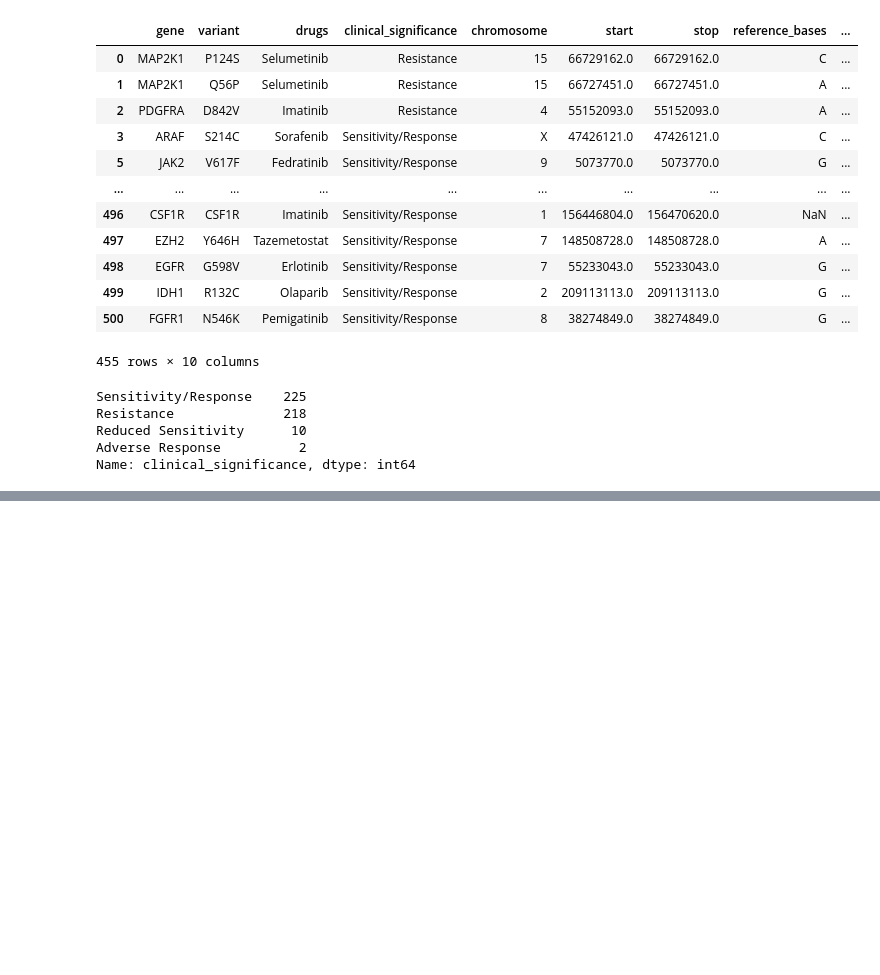
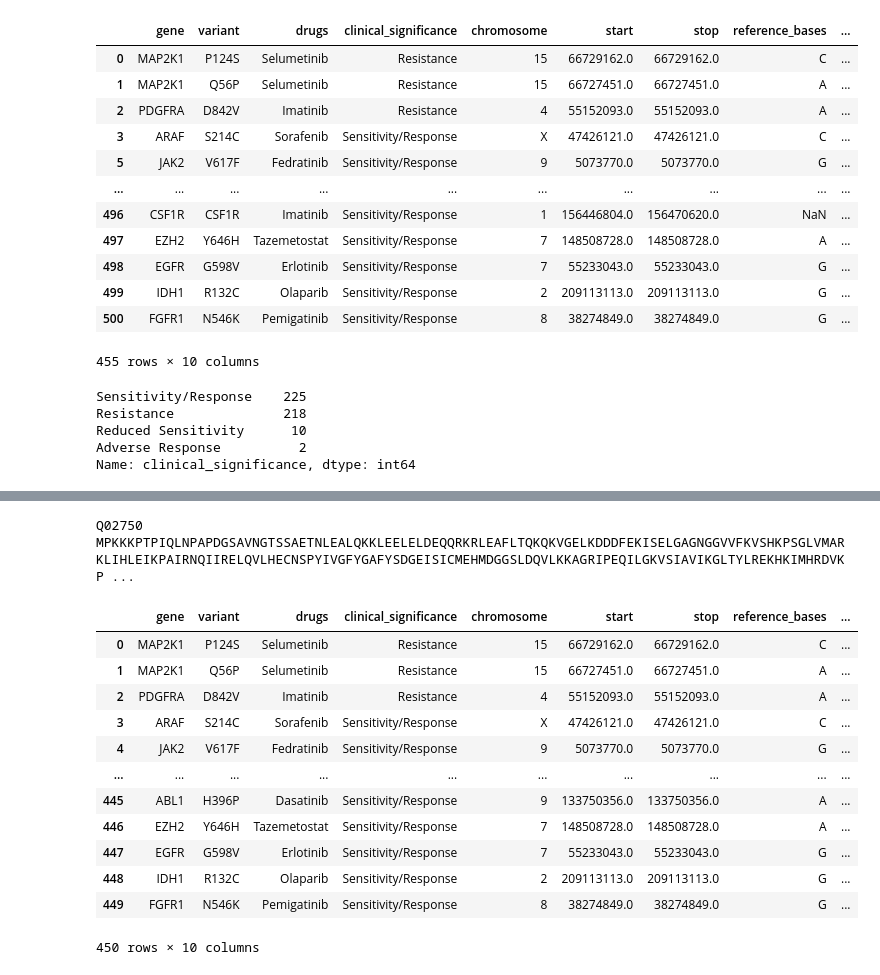
Before and after one commit to Liuzhe30/Emden, a Jupyter notebook: preprocess/02-preprocess-civic.ipynb, the cells around one changed output, grey strips where cells are left out. Cells and saved outputs as stored; diff of their text form; code cells hidden in the pictures; blank space fills up the shorter version.

Commit message:
uniprot variant mapping

```diff
--- a/preprocess/02-preprocess-civic.ipynb
+++ b/preprocess/02-preprocess-civic.ipynb
@@ -360,0 +390,36 @@ Name: clinical_significance, dtype: int64
+# %%
+import requests
+import re
+
+# test
+url = 'https://rest.uniprot.org/uniprotkb/stream?compressed=false&format=fasta&query=(reviewed:true)%20AND%20(organism_id:9606)%20AND%20MAP2K1'
+all_fastas = requests.get(url).text
+fasta_list = re.split(r'\n(?=>)', all_fastas)
+entry = [fasta for fasta in fasta_list if 'MAP2K1' in fasta][0]
+uniprotac = entry.split('|')[1]
+fasta = entry.split(' ')[-1].replace('\n','')[4:]
+print(uniprotac, fasta)
+# %% [output]
+Q02750 MPKKKPTPIQLNPAPDGSAVNGTSSAETNLEALQKKLEELELDEQQRKRLEAFLTQKQKVGELKDDDFEKISELGAGNGGVVFKVSHKPSGLVMARKLIHLEIKPAIRNQIIRELQVLHECNSPYIVGFYGAFYSDGEISICMEHMDGGSLDQVLKKAGRIPEQILGKVSIAVIKGLTYLREKHKIMHRDVKP ...
+# %%
+# fix error H3-3A: for drug table and evidence table
+error_gene = 'H3-3A'
+error_drug = 'ONC201'
+fixdrug_df = fixdrug_df[~fixdrug_df['gene'].str.contains(error_gene)]
+fixdrug_df = fixdrug_df.dropna(subset=['reference_bases','variant_bases']).reset_index(drop=True)
+fixdrug_df.to_csv('../datasets/middlefile/civic_evidence_table.csv', index=None)
+fixdrug_df
+# %% [output]
+|  | gene | variant | drugs | clinical_significance | chromosome | start | stop | reference_bases | ... |
+| 0 | MAP2K1 | P124S | Selumetinib | Resistance | 15 | 66729162.0 | 66729162.0 | C | ... |
+| 1 | MAP2K1 | Q56P | Selumetinib | Resistance | 15 | 66727451.0 | 66727451.0 | A | ... |
+| 2 | PDGFRA | D842V | Imatinib | Resistance | 4 | 55152093.0 | 55152093.0 | A | ... |
+| 3 | ARAF | S214C | Sorafenib | Sensitivity/Response | X | 47426121.0 | 47426121.0 | C | ... |
+| 4 | JAK2 | V617F | Fedratinib | Sensitivity/Response | 9 | 5073770.0 | 5073770.0 | G | ... |
+| ... | ... | ... | ... | ... | ... | ... | ... | ... | ... |
+| 445 | ABL1 | H396P | Dasatinib | Sensitivity/Response | 9 | 133750356.0 | 133750356.0 | A | ... |
+| 446 | EZH2 | Y646H | Tazemetostat | Sensitivity/Response | 7 | 148508728.0 | 148508728.0 | A | ... |
+| 447 | EGFR | G598V | Erlotinib | Sensitivity/Response | 7 | 55233043.0 | 55233043.0 | G | ... |
+| 448 | IDH1 | R132C | Olaparib | Sensitivity/Response | 2 | 209113113.0 | 209113113.0 | G | ... |
+| 449 | FGFR1 | N546K | Pemigatinib | Sensitivity/Response | 8 | 38274849.0 | 38274849.0 | G | ... |
+450 rows × 10 columns
```
Also changed, not shown: parts of 11 cells of this notebook, 3 other files.
